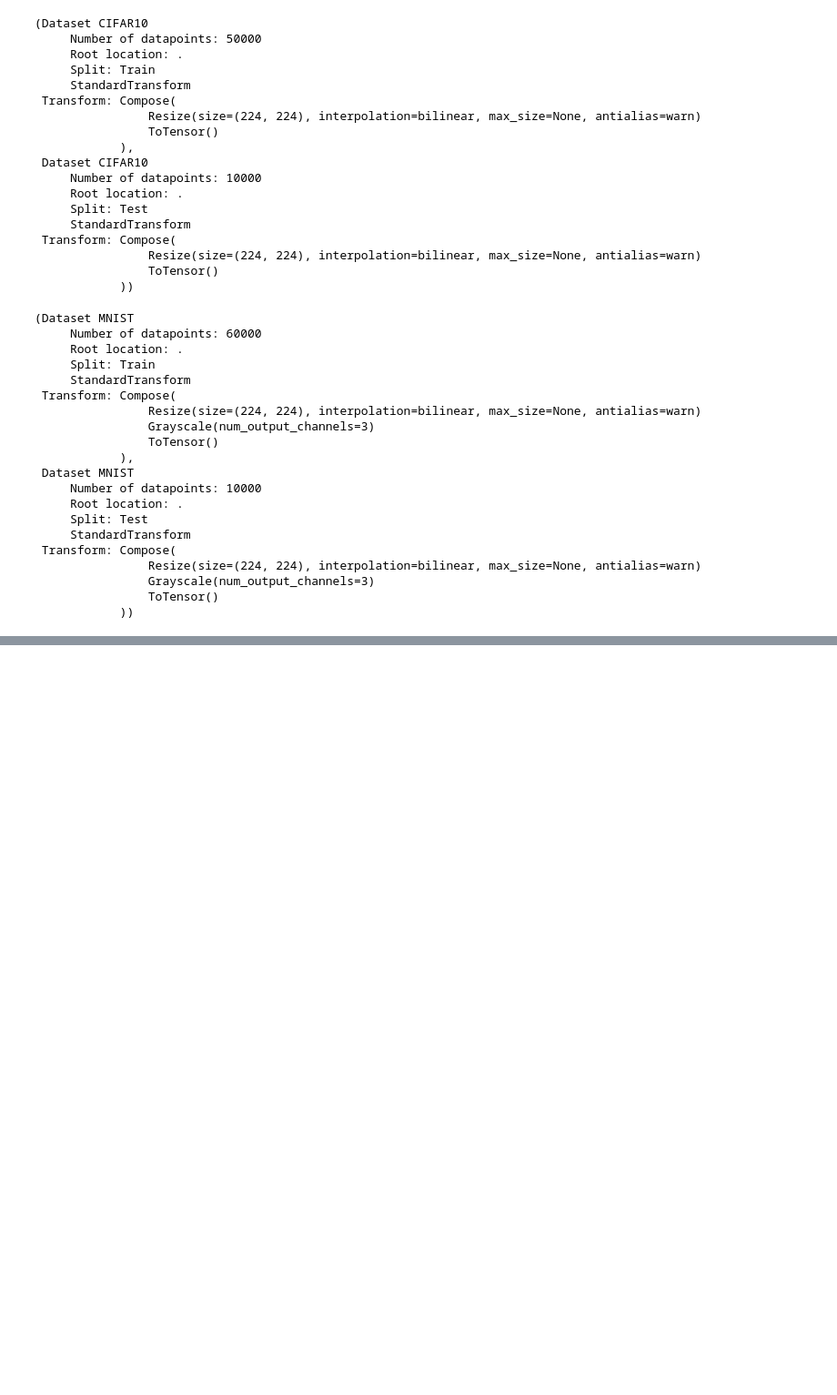
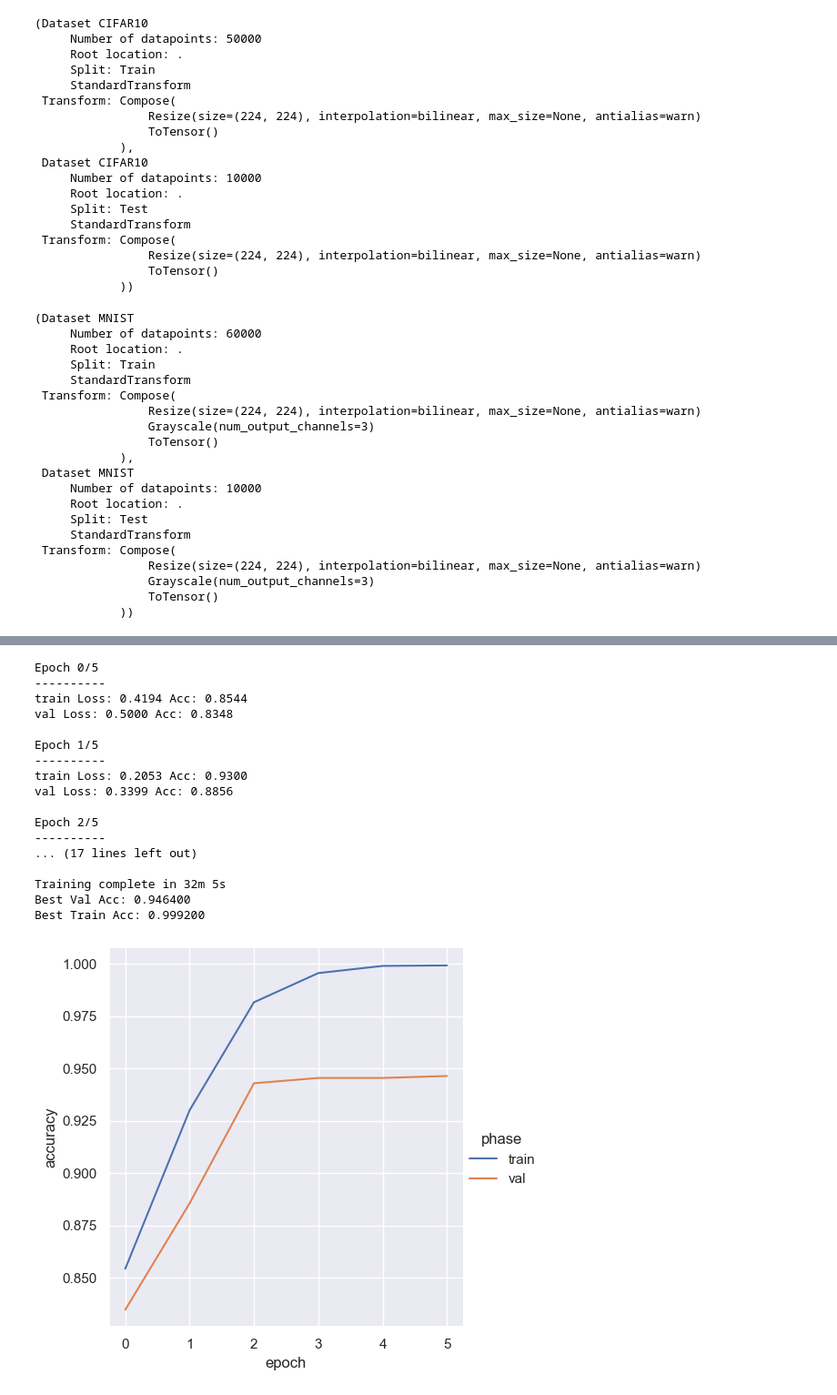
Before and after one commit to paulmjojy/DeepLearningFinalProj, a Jupyter notebook: Final.ipynb, the cells around one changed output, grey strips where cells are left out. Shown: that part at 91% size. Saved outputs shown, nothing was run; the diff lists cells and outputs as text; code cells hidden in the pictures; blank space fills up the shorter version.

```diff
--- a/Final.ipynb
+++ b/Final.ipynb
@@ -82,0 +360,31 @@ mnist
+# %%
+resNet_cifar, resNet_cifar_dict = create_resnet(numClassesCifar)
+
+#Load or train model
+if(loadModels):
+    resNet_cifar.load_state_dict(torch.load(modelFolderPath + 'model_resnet_cifar.pth'))
+else:
+    resNet_cifar, metrics_resNet_cifar = train_model(resNet_cifar, resNet_cifar_dict, dataloaders_cifar, EPOCHS)
+    sns.relplot(data=metrics_resNet_cifar, kind="line", x="epoch", y="accuracy", hue="phase",)
+
+if(saveModels):
+    torch.save(resNet_cifar.state_dict(), modelFolderPath + 'model_resnet_cifar.pth')
+# %% [output]
+Epoch 0/5
+----------
+train Loss: 0.4194 Acc: 0.8544
+val Loss: 0.5000 Acc: 0.8348
+
+Epoch 1/5
+----------
+train Loss: 0.2053 Acc: 0.9300
+val Loss: 0.3399 Acc: 0.8856
+
+Epoch 2/5
+----------
+... (17 lines left out)
+
+Training complete in 32m 5s
+Best Val Acc: 0.946400
+Best Train Acc: 0.999200
+[figure, added]
```
Also changed, not shown: parts of 33 cells of this notebook.
